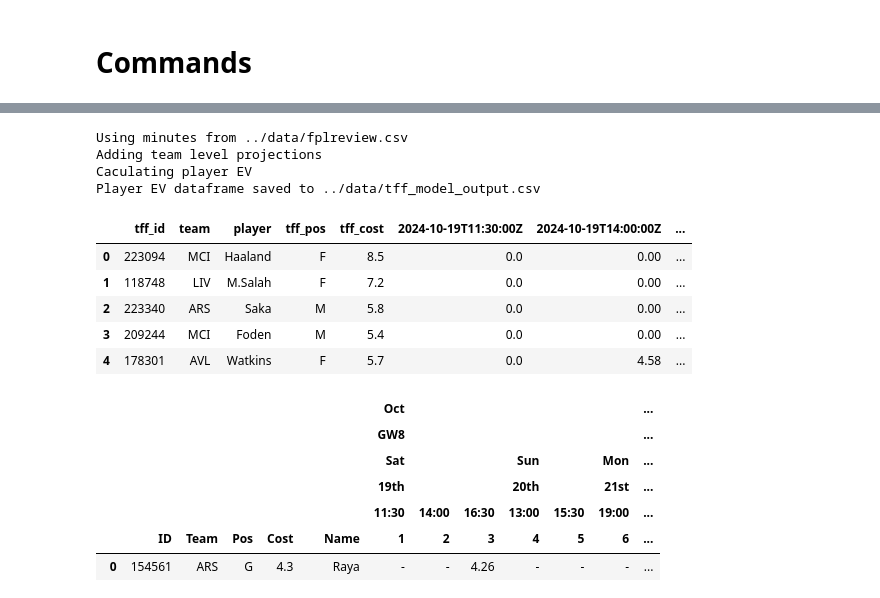
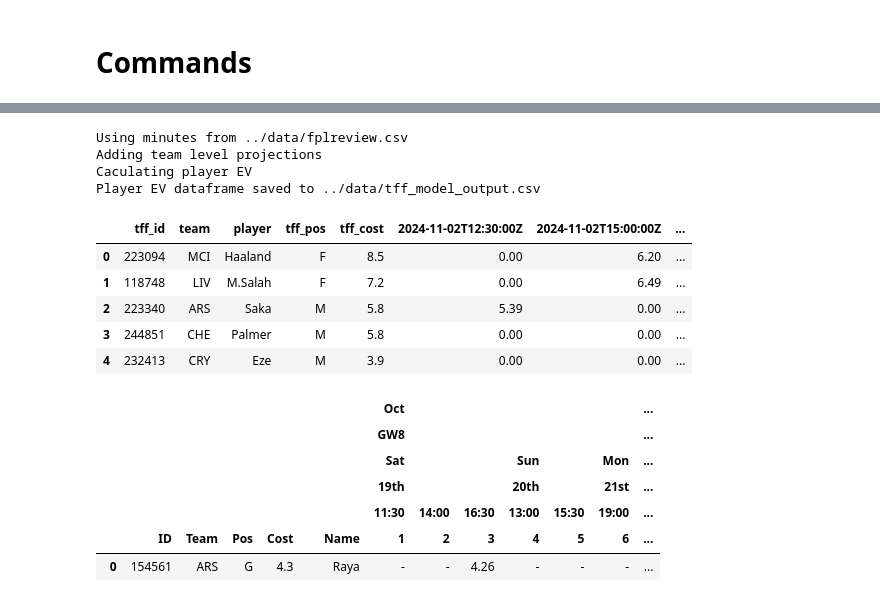
Before and after one commit to SamTroy/TFF_Optimization, a Jupyter notebook: notebooks/tff_optimization.ipynb, the cells around one changed output, grey strips where cells are left out. Drawn from its saved outputs; the diff is of its cells as text; code cells hidden in the pictures.

```diff
--- a/notebooks/tff_optimization.ipynb
+++ b/notebooks/tff_optimization.ipynb
@@ -1060,18 +973,18 @@ fixture_results = generate_fixtures(custom_fixtures=cf_df, exclude_past_games=Tr
 # %%
-ev_results = generate_ev(custom_fixtures=cf_df, exclude_past_games=True, last_date='2025-01-16', xmin_cutoff=30, aux_weight=0)
+ev_results = generate_ev(custom_fixtures=cf_df, exclude_past_games=True, last_date='2025-01-26', xmin_cutoff=30, aux_weight=0)
 ev_df = ev_results['ev_df']
 fixture_df = ev_results['fixture_df']
 # %% [output]
 Using minutes from ../data/fplreview.csv
 Adding team level projections
 Caculating player EV
 Player EV dataframe saved to ../data/tff_model_output.csv
-|  | tff_id | team | player | tff_pos | tff_cost | 2024-10-19T11:30:00Z | 2024-10-19T14:00:00Z | ... |
-| 0 | 223094 | MCI | Haaland | F | 8.5 | 0.0 | 0.00 | ... |
-| 1 | 118748 | LIV | M.Salah | F | 7.2 | 0.0 | 0.00 | ... |
-| 2 | 223340 | ARS | Saka | M | 5.8 | 0.0 | 0.00 | ... |
-| 3 | 209244 | MCI | Foden | M | 5.4 | 0.0 | 0.00 | ... |
-| 4 | 178301 | AVL | Watkins | F | 5.7 | 0.0 | 4.58 | ... |
+|  | tff_id | team | player | tff_pos | tff_cost | 2024-11-02T12:30:00Z | 2024-11-02T15:00:00Z | ... |
+| 0 | 223094 | MCI | Haaland | F | 8.5 | 0.00 | 6.20 | ... |
+| 1 | 118748 | LIV | M.Salah | F | 7.2 | 0.00 | 6.49 | ... |
+| 2 | 223340 | ARS | Saka | M | 5.8 | 5.39 | 0.00 | ... |
+| 3 | 244851 | CHE | Palmer | M | 5.8 | 0.00 | 0.00 | ... |
+| 4 | 232413 | CRY | Eze | M | 3.9 | 0.00 | 0.00 | ... |
 # %%
 input_squad_and_save(squad=[184254,
                             441164,462424,226597,
```
Also changed, not shown: parts of 3 cells of this notebook, 2 other files.
